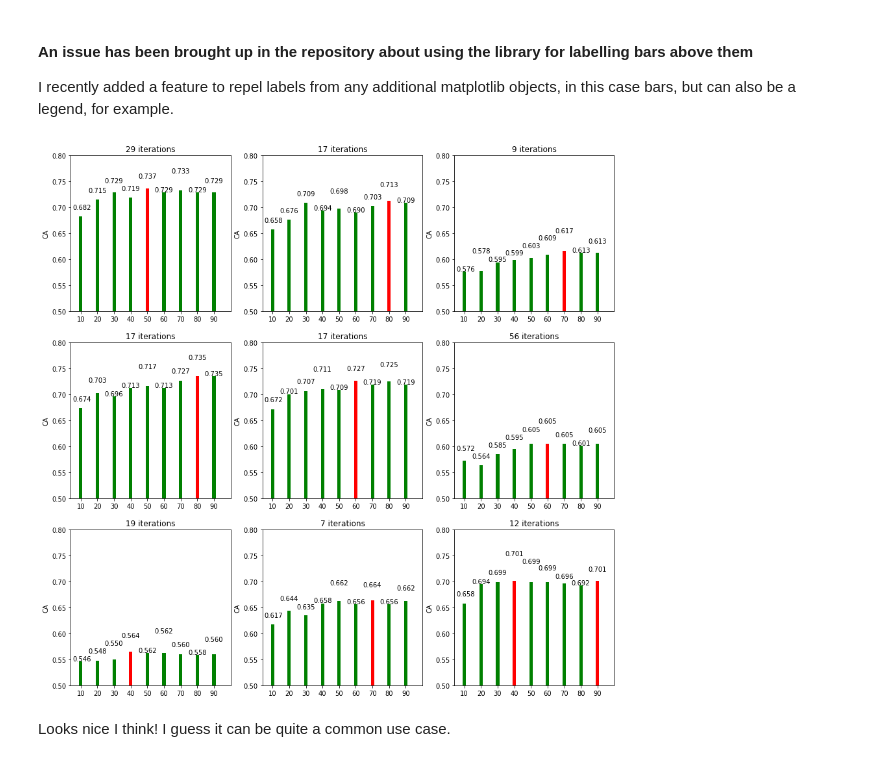
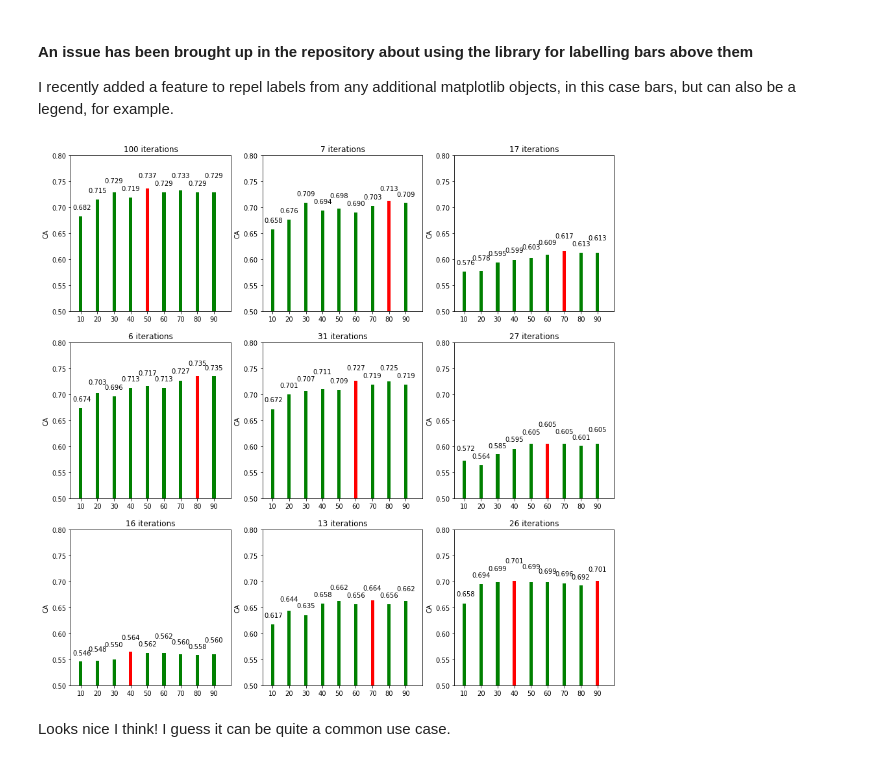
Before and after one commit to Phlya/adjustText, a Jupyter notebook: examples/Examples.ipynb, the cells around one changed output. Drawn from its saved outputs; the diff is of its cells as text; code cells hidden in the pictures.

Commit message:
Changed default forces to be higher in y - works better with wide text objects, which is the main use case

```diff
--- a/examples/Examples.ipynb
+++ b/examples/Examples.ipynb
@@ -238,28 +231,28 @@ data = [{'rf': [[10, 0.682312925170068], [20, 0.714904143475572], [30, 0.7291074
 # %%
 fig = plt.figure(facecolor="w",figsize=(15,15))
 for i,result in enumerate(data):
 # Let's plot the bars
     ax=fig.add_subplot(3,3,i+1)
     x = [item[0] for item in result['rf']]
     y = [item[1] for item in result['rf']]
     ax.axis(ymin=0.5,ymax=0.8,xmin=4,xmax=100)
     bars=ax.bar(x,y,color='green',tick_label=x,width=2)
 # And add the labels, while changing the colour of some of the bars
     texts=[]
     for j,rect in enumerate(bars):
         left = rect.get_x()+1
         top = rect.get_y()+rect.get_height()+0.01
         texts.append(ax.text(left,top,'%.3f'%y[j]))
         if y[j] == result['besttree']:
             rect.set_facecolor('red')
 
 # Now adjust the text. We don't want to move in the x direction and we want the labels to vertically aligned with the bars. I also noticed that having a stronger force to repel texts from ech other makes the figure nicer.
     ax.set_ylabel('CA')
     ax.set_title(str(adjust_text(texts, add_objects=bars,
                  autoalign='y', only_move={'points':'y', 'text':'y', 'objects':'y'},
-                 ha='center', force_text=0.9))+' iterations')
+                 ha='center', force_text=0.1))+' iterations')
 # %% [output]
-[figure, old version]
+[figure, new version]
 # %% [markdown]
 Looks nice I think! I guess it can be quite a common use case.
 # %% [markdown]
```
Also changed, not shown: parts of 13 cells of this notebook, 1 other file.
